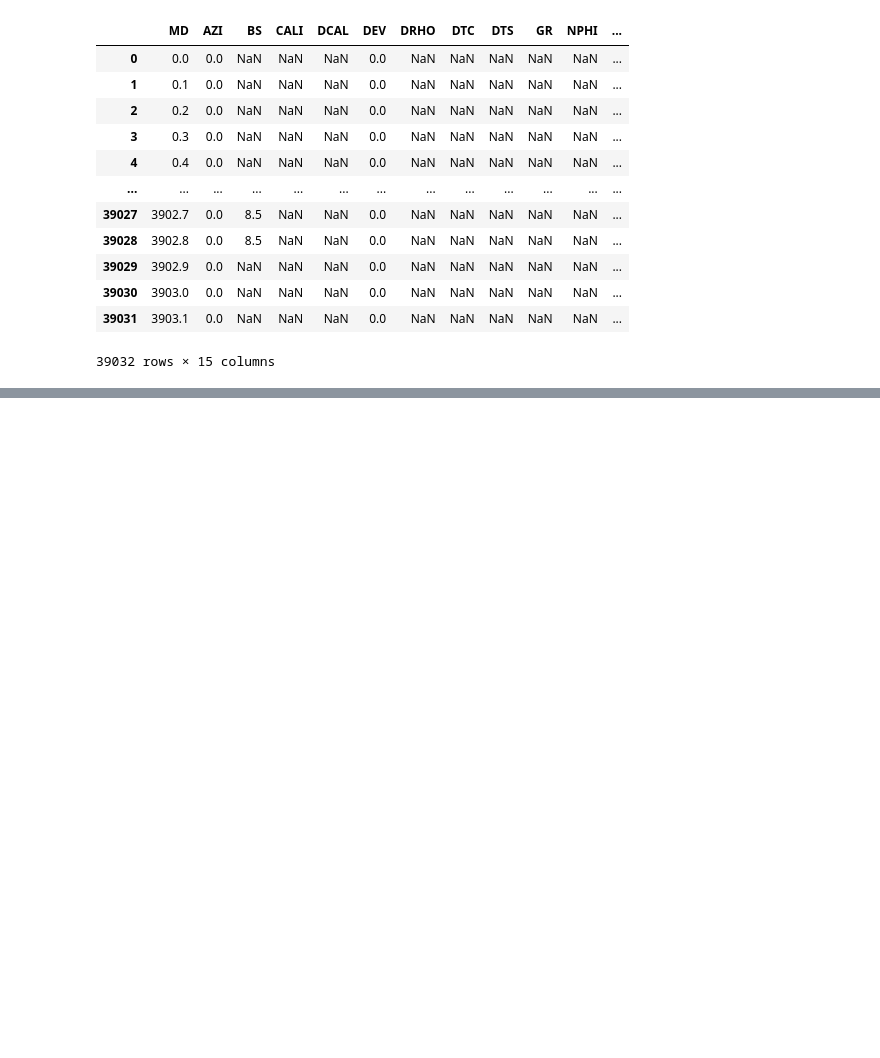
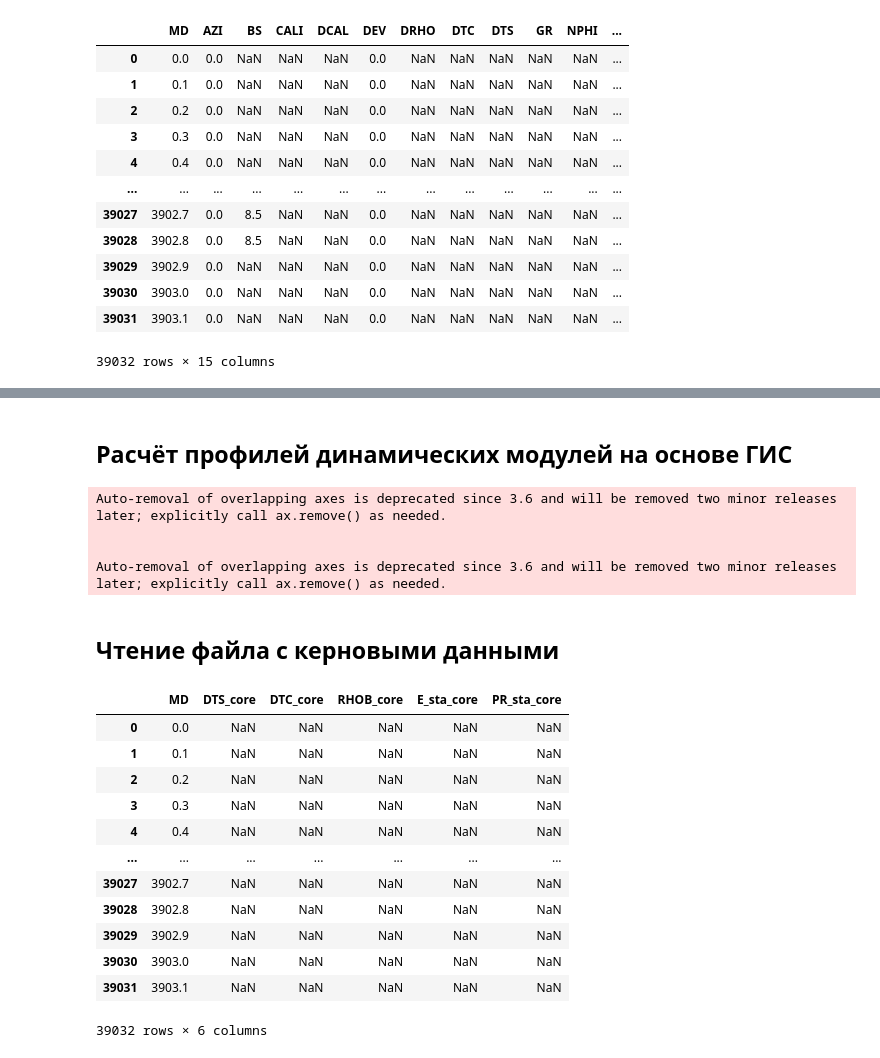
Before and after one commit to mualal/geomechanics-with-python, a Jupyter notebook: 01_introduction.ipynb, the cells around one changed output, grey strips where cells are left out. Drawn from its saved outputs; the diff is of its cells as text; code cells hidden in the pictures; blank space fills up the shorter version.

```diff
--- a/01_introduction.ipynb
+++ b/01_introduction.ipynb
@@ -581,0 +596,2 @@ plt.show()
+# %% [markdown]
+## Расчёт профилей динамических модулей на основе ГИС
@@ -581,0 +623,70 @@ plt.show()
+# %%
+# Построение профилей динамических модулей упругости
+fig,axes = plt.subplots(1,2)
+
+
+ax1 = plt.subplot2grid((1,2), (0,0), rowspan=1, colspan=1)
+ax2 = plt.subplot2grid((1,2), (0,1), rowspan=1, colspan=1, sharey = ax1)
+
+#ax1_color = '#00FF00'
+ax1_color = 'blue'
+#ax2_color = '#AAAAAA'
+ax2_color = 'red'
+
+# Динамический модуль Юнга
+ax1.plot(df['E_dyn'],df['MD'], color=ax1_color, lw=0.5)
+ax1.set_xlim(0, 50)
+ax1.set_xlabel('E дин., ГПа')
+ax1.xaxis.label.set_color(ax1_color)
+ax1.spines['top'].set_position(('axes', 1.00))
+ax1.tick_params(axis='x', colors=ax1_color)
+ax1.spines['top'].set_edgecolor(ax1_color)
+ax1.grid(which='both', color='lightgrey', linestyle='-')
+ax1.minorticks_on()
+ax1.xaxis.set_ticks_position('top')
+ax1.xaxis.set_label_position('top')
+ax1.set_ylim(4500, 0)
+ax1.set_title('Динамические упругие модули')
+ax1.set(ylabel='MD, м')
+ax1.label_outer()
+
+# Динамический коэффициент Пуассона
+ax2.plot(df['PR_dyn'],df['MD'], color=ax2_color, lw=0.5)
+ax2.set_xlim(0, 0.5)
+ax2.set_xlabel('PR дин.')
+ax2.xaxis.label.set_color(ax2_color)
+ax2.spines['top'].set_position(('axes', 1.00))
+ax2.tick_params(axis='x', colors=ax2_color)
+ax2.spines['top'].set_edgecolor(ax2_color)
+plt.setp(ax2.get_yticklabels(), visible=False)
+ax2.grid(which='both', color='lightgrey', linestyle='-')
+ax2.minorticks_on()
+ax2.xaxis.set_ticks_position('top')
+ax2.xaxis.set_label_position('top')
+ax2.set_ylim(4000, 2000)
+
+plt.show()
+# %% [output]
+Auto-removal of overlapping axes is deprecated since 3.6 and will be removed two minor releases later; explicitly call ax.remove() as needed.
+
+
+Auto-removal of overlapping axes is deprecated since 3.6 and will be removed two minor releases later; explicitly call ax.remove() as needed.
+# %% [markdown]
+## Чтение файла с керновыми данными
+# %%
+lab_df = pd.read_csv(os.path.join('data', 'Core_data.csv'), sep=';')
+lab_df
+# %% [output]
+|  | MD | DTS_core | DTC_core | RHOB_core | E_sta_core | PR_sta_core |
+| 0 | 0.0 | NaN | NaN | NaN | NaN | NaN |
+| 1 | 0.1 | NaN | NaN | NaN | NaN | NaN |
+| 2 | 0.2 | NaN | NaN | NaN | NaN | NaN |
+| 3 | 0.3 | NaN | NaN | NaN | NaN | NaN |
+| 4 | 0.4 | NaN | NaN | NaN | NaN | NaN |
+| ... | ... | ... | ... | ... | ... | ... |
+| 39027 | 3902.7 | NaN | NaN | NaN | NaN | NaN |
+| 39028 | 3902.8 | NaN | NaN | NaN | NaN | NaN |
+| 39029 | 3902.9 | NaN | NaN | NaN | NaN | NaN |
+| 39030 | 3903.0 | NaN | NaN | NaN | NaN | NaN |
+| 39031 | 3903.1 | NaN | NaN | NaN | NaN | NaN |
+39032 rows × 6 columns
```
Also changed, not shown: parts of 20 cells of this notebook.
